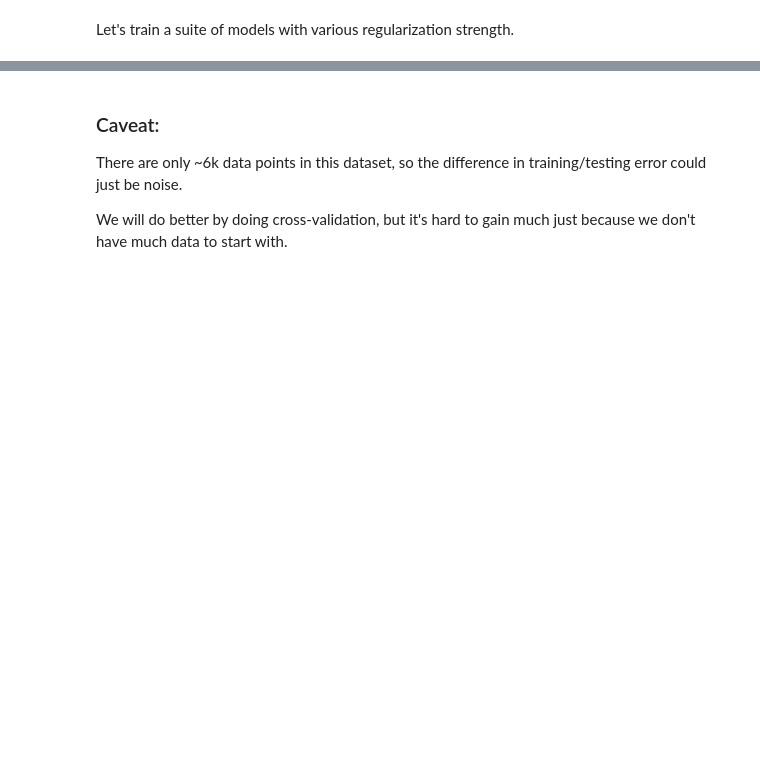
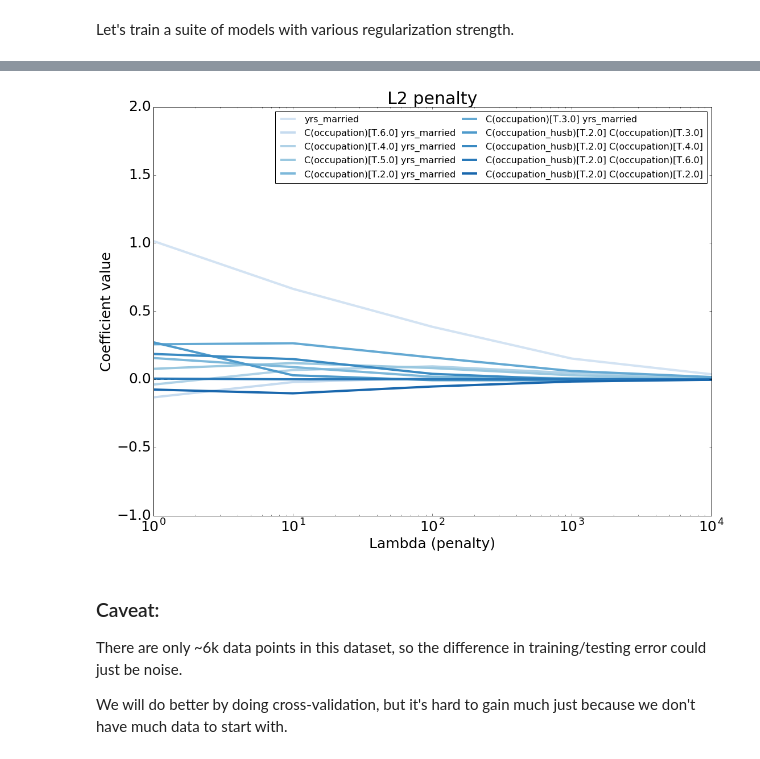
Before and after one commit to ExLupi/LogisticRegressionWiDS, a Jupyter notebook: Logistic_Regression.ipynb, the cells around one changed output, grey strips where cells are left out. Drawn from its saved outputs; the diff is of its cells as text; code cells hidden in the pictures; blank space fills up the shorter version.

```diff
--- a/Logistic_Regression.ipynb
+++ b/Logistic_Regression.ipynb
@@ -472,3 +506,7 @@ make_coefficient_plot(l1coeff, l2coeff, l1words, l2words, actual_pen)
+# %%
+make_coefficient_plot(l2coeff, l2words, actual_pen, 'L2 penalty')
+# %% [output]
+[figure, added]
 # %% [markdown]
 ### Caveat:
 There are only ~6k data points in this dataset, so the difference in training/testing error could just be noise.
```
Also changed, not shown: parts of 22 cells of this notebook.
